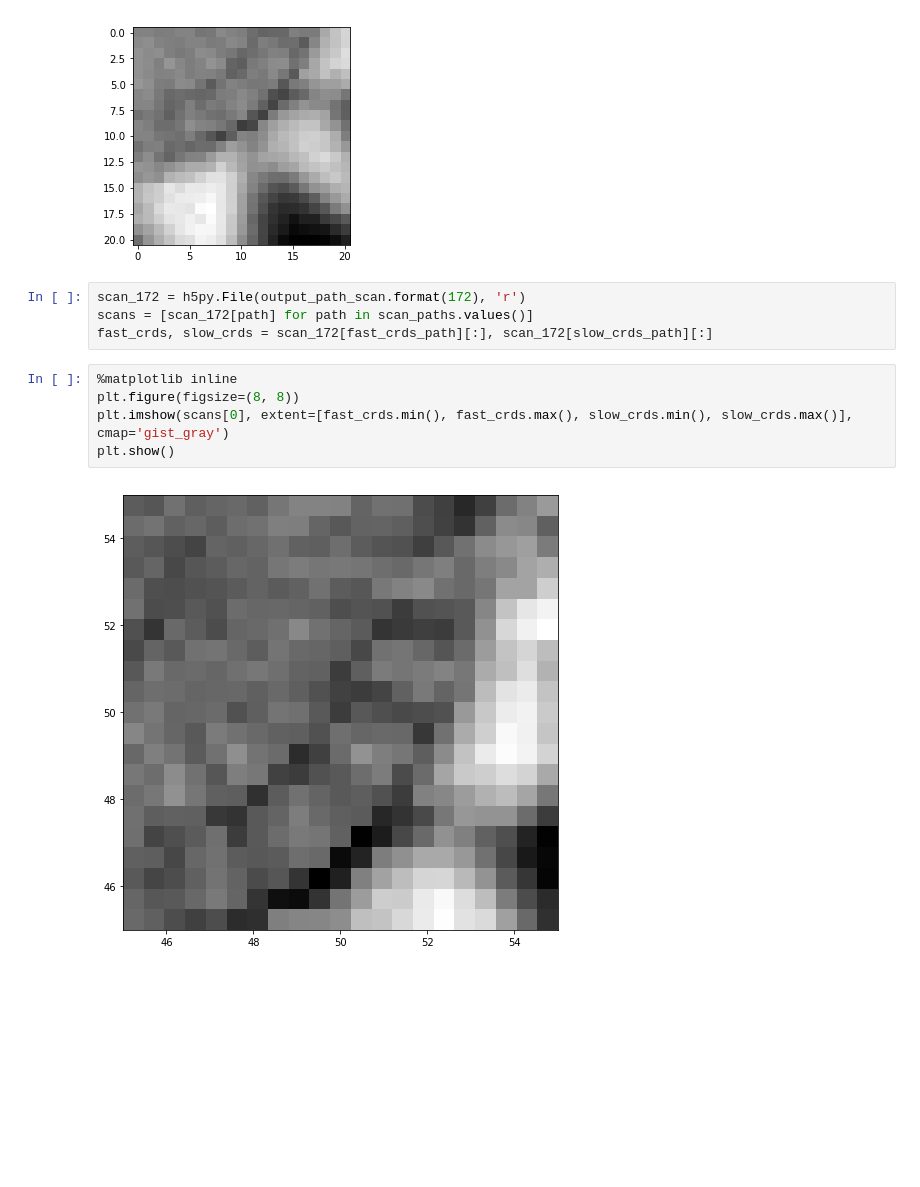
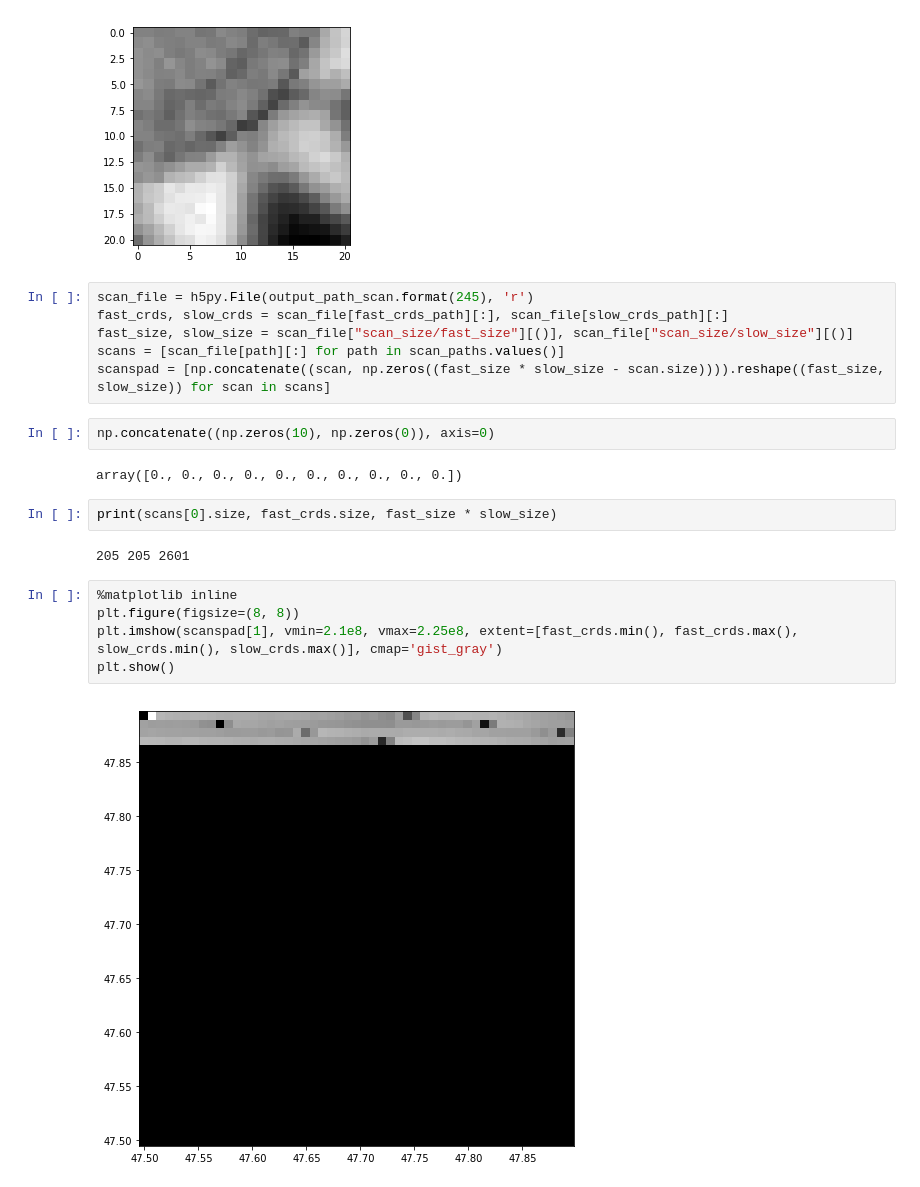
Before and after one commit to simply-nicky/p07_dp, a Jupyter notebook: data_process.ipynb, the cells around one changed output. Saved outputs shown, nothing was run; the diff lists cells and outputs as text; blank space fills up the shorter version.

```diff
--- a/data_process.ipynb
+++ b/data_process.ipynb
@@ -31,14 +31,24 @@ plt.show()
 # %% [output]
 [figure]
 [figure]
-# %%
-scan_172 = h5py.File(output_path_scan.format(172), 'r')
-scans = [scan_172[path] for path in scan_paths.values()]
-fast_crds, slow_crds = scan_172[fast_crds_path][:], scan_172[slow_crds_path][:]
+# %%
+scan_file = h5py.File(output_path_scan.format(245), 'r')
+fast_crds, slow_crds = scan_file[fast_crds_path][:], scan_file[slow_crds_path][:]
+fast_size, slow_size = scan_file["scan_size/fast_size"][()], scan_file["scan_size/slow_size"][()]
+scans = [scan_file[path][:] for path in scan_paths.values()]
+scanspad = [np.concatenate((scan, np.zeros((fast_size * slow_size - scan.size)))).reshape((fast_size, slow_size)) for scan in scans]
+# %%
+np.concatenate((np.zeros(10), np.zeros(0)), axis=0)
+# %% [output]
+array([0., 0., 0., 0., 0., 0., 0., 0., 0., 0.])
+# %%
+print(scans[0].size, fast_crds.size, fast_size * slow_size)
+# %% [output]
+205 205 2601
 # %%
 %matplotlib inline
 plt.figure(figsize=(8, 8))
-plt.imshow(scans[0], extent=[fast_crds.min(), fast_crds.max(), slow_crds.min(), slow_crds.max()], cmap='gist_gray')
+plt.imshow(scanspad[1], vmin=2.1e8, vmax=2.25e8, extent=[fast_crds.min(), fast_crds.max(), slow_crds.min(), slow_crds.max()], cmap='gist_gray')
 plt.show()
 # %% [output]
-[figure, old version]
+[figure, new version]
```
Also changed, not shown: parts of 1 cell of this notebook, 1 other file.
